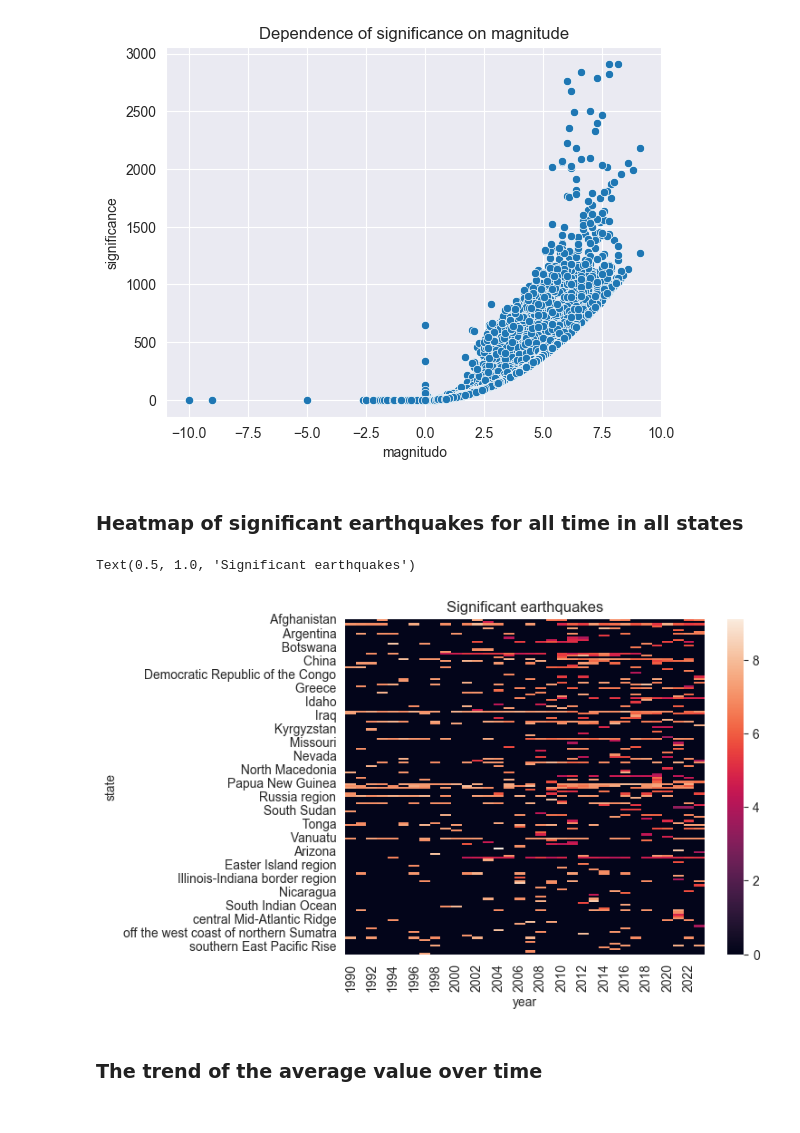
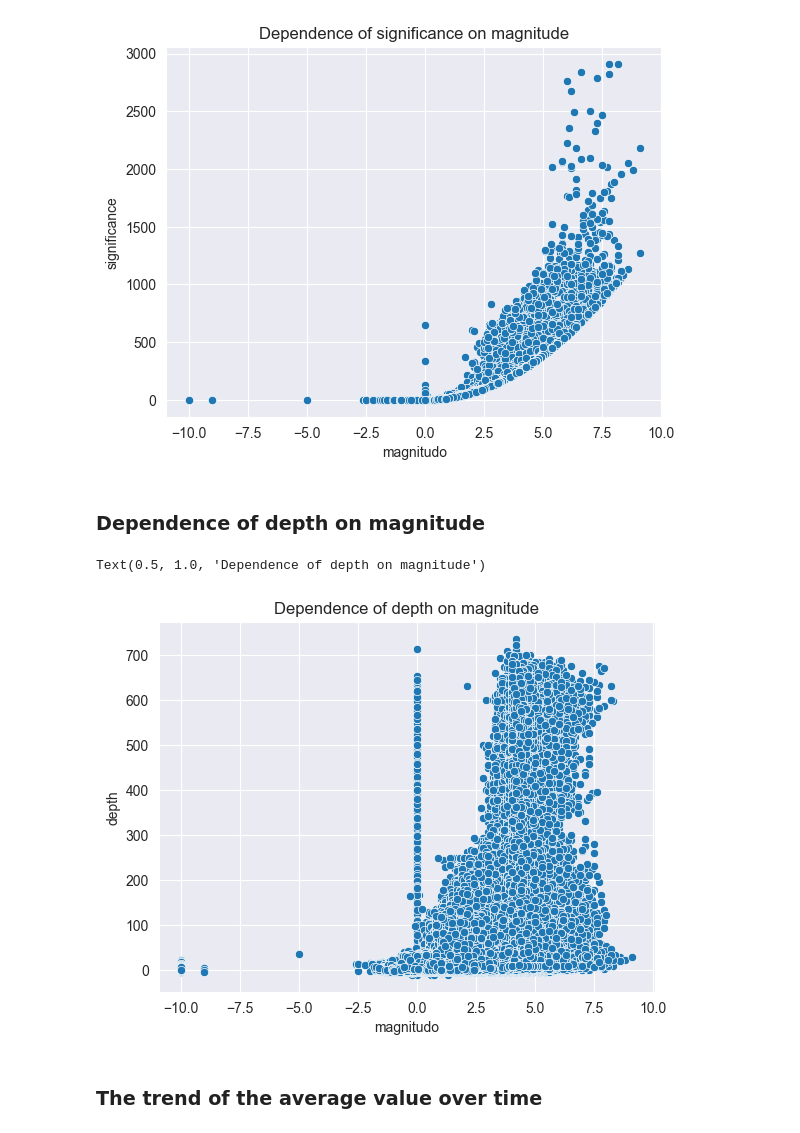
Before and after one commit to DenisIndenbom/DSBA-analytical-project, a Jupyter notebook: project.ipynb, the cells around one changed output. Saved outputs shown, nothing was run; the diff lists cells and outputs as text; code cells hidden in the pictures.

```diff
--- a/project.ipynb
+++ b/project.ipynb
@@ -222,20 +222,13 @@ sns.scatterplot(data=df, y='significance', x='magnitudo').set_title('Dependence
 # %% [output]
 Text(0.5, 1.0, 'Dependence of significance on magnitude')
 [figure]
+# %% [markdown]
+### Dependence of depth on magnitude
 # %%
-# sns.kdeplot(data=df, y='significance', x='magnitudo')
+sns.scatterplot(data=df, y='depth', x='magnitudo').set_title('Dependence of depth on magnitude')
+# %% [output]
+Text(0.5, 1.0, 'Dependence of depth on magnitude')
+[figure, added]
-# %% [markdown]
-### Heatmap of significant earthquakes for all time in all states
-# %%
-sns.heatmap(
-    df[['state', 'year', 'magnitudo']][df['significance'] > df['significance'].max() // 4].pivot_table(index='state',
-                                                                                                       columns='year',
-                                                                                                       values='magnitudo',
-                                                                                                       fill_value=0)).set_title(
-    'Significant earthquakes')
-# %% [output]
-Text(0.5, 1.0, 'Significant earthquakes')
-[figure, removed]
 # %% [markdown]
 ### The trend of the average value over time
 # %%
```
Also changed, not shown: parts of 7 cells of this notebook.
